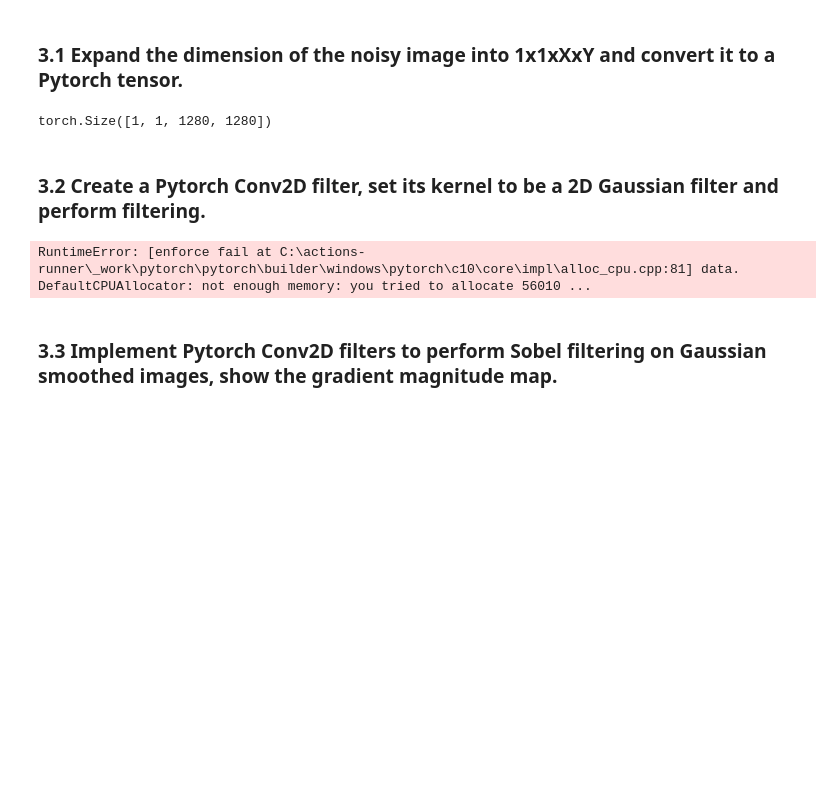
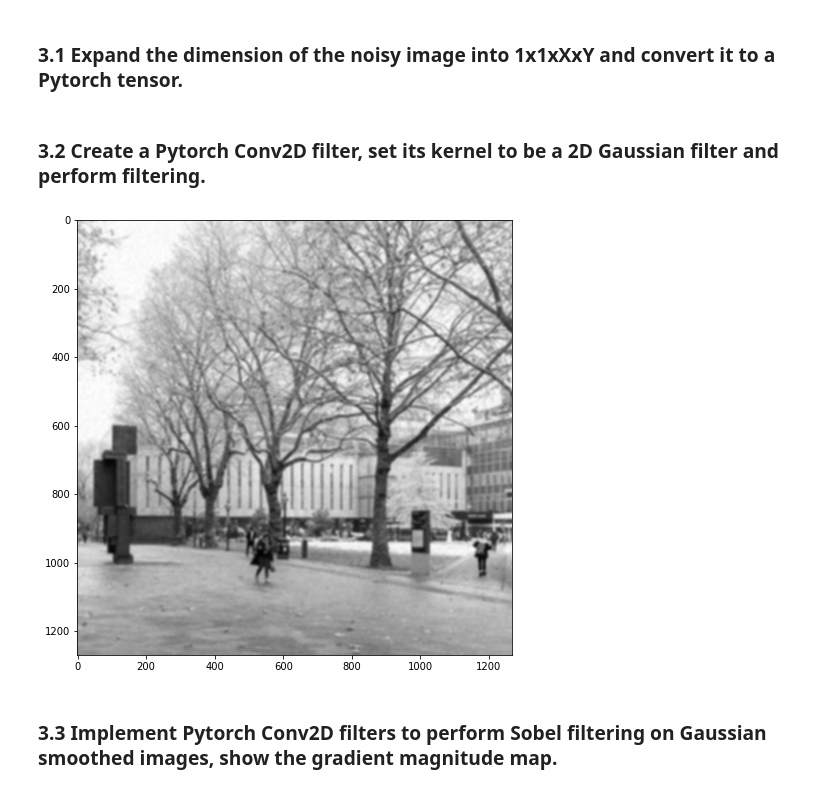
Before and after one commit to Shaanukstar123/Computer-Vision-CW1-Image-Filtering, a Jupyter notebook: coursework_01/coursework_01.ipynb, the cells around one changed output. Saved outputs shown, nothing was run; the diff lists cells and outputs as text; code cells hidden in the pictures; blank space fills up the shorter version.

```diff
--- a/coursework_01/coursework_01.ipynb
+++ b/coursework_01/coursework_01.ipynb
@@ -305,32 +305,28 @@ new_img= np.expand_dims(image_noisy, axis = (0,1))
 
 # Convert to a Pytorch tensor using torch.from_numpy
 img_tensor = torch.from_numpy(new_img)
-print(img_tensor.size())
-# %% [output]
-torch.Size([1, 1, 1280, 1280])
 # %% [markdown]
 ### 3.2 Create a Pytorch Conv2D filter, set its kernel to be a 2D Gaussian filter and perform filtering.
 # %%
 # A 2D Gaussian filter when sigma = 5 pixel (provided)
 sigma = 5
-img_tensor = img_tensor#.double()
+img_tensor = img_tensor
 gauss= (gaussian_filter_2d(sigma))
 tensor_h = torch.from_numpy (gauss).view(1, 1, gauss.shape[0],gauss.shape[1])
 #print(tensor_h.shape)
 
 # Create the Conv2D filter
 conv_filter = torch.nn.Conv2d(1,1,(gauss.shape))
-conv_filter.double()
-conv_filter.weight.data = tensor_h#.double()
+conv_filter.weight.data = tensor_h
 
 # Filtering
-image_filtered = conv_filter(img_tensor)
-image_filtered  = image_filtered.detach().numpy()[0][0]
+image_filtered_tensor = conv_filter(img_tensor)
+image_filtered  = image_filtered_tensor.detach().numpy()[0][0]
 
 # Display the filtering result (provided)
 plt.imshow(image_filtered, cmap='gray')
 plt.gcf().set_size_inches(8, 8)
 # %% [output]
-RuntimeError: [enforce fail at C:\actions-runner\_work\pytorch\pytorch\builder\windows\pytorch\c10\core\impl\alloc_cpu.cpp:81] data. DefaultCPUAllocator: not enough memory: you tried to allocate 56010 ...
+[figure, added]
 # %% [markdown]
 ### 3.3 Implement Pytorch Conv2D filters to perform Sobel filtering on Gaussian smoothed images, show the gradient magnitude map.
```
Also changed, not shown: parts of 7 cells of this notebook.
